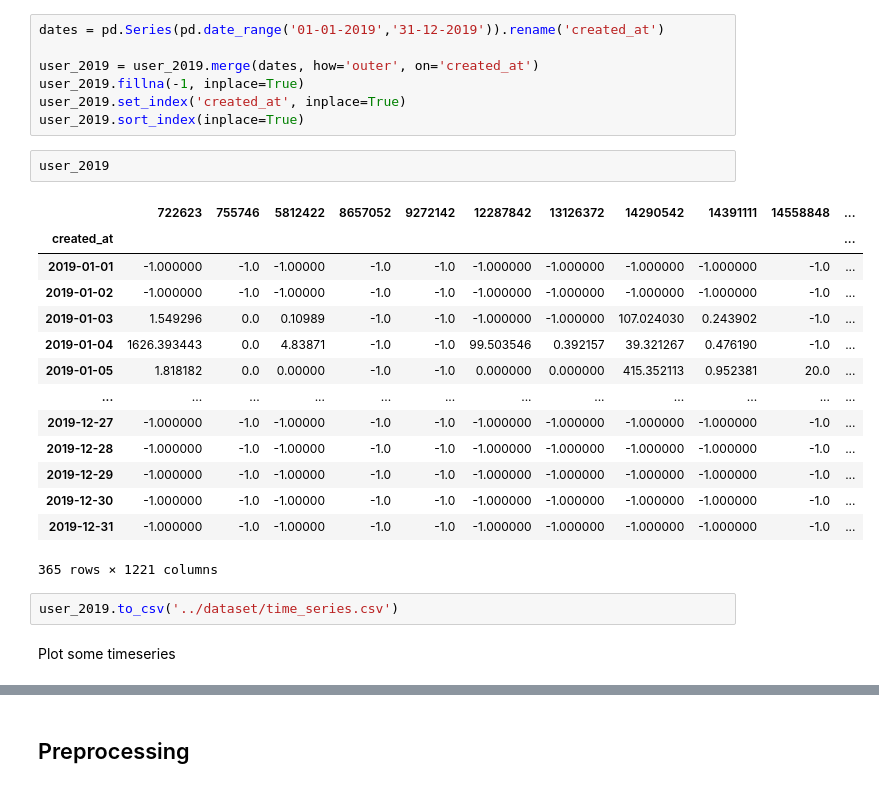
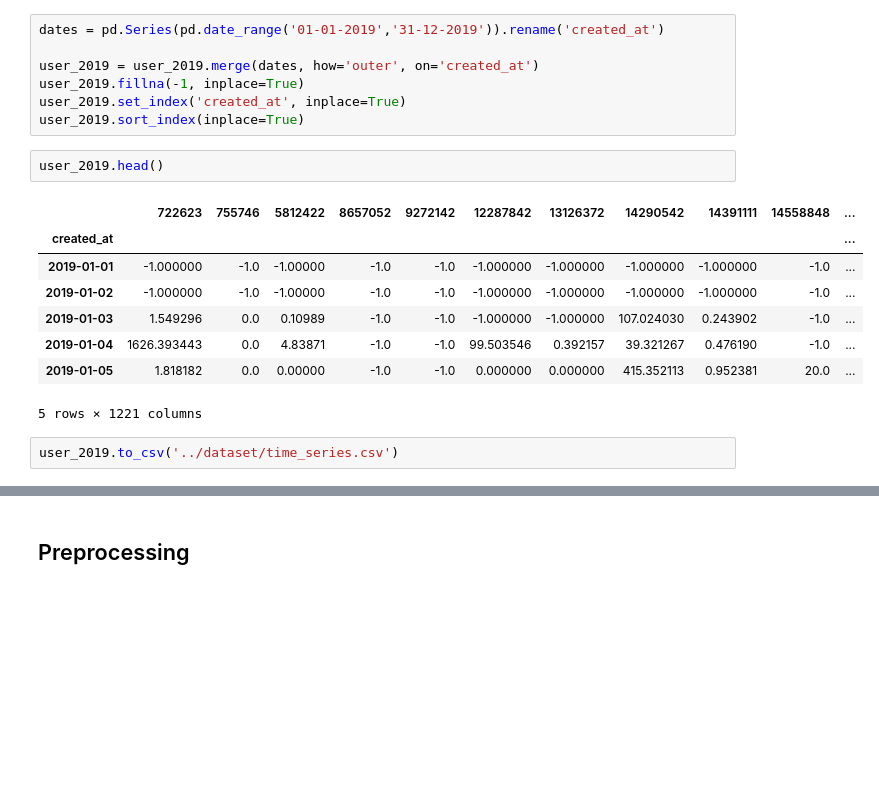
Before and after one commit to alessandrocubic/Unipi-Data-Mining-project-AY-22-23, a Jupyter notebook: TASK 4/Time_Series.ipynb, the cells around one changed output, grey strips where cells are left out. Saved outputs shown, nothing was run; the diff lists cells and outputs as text; blank space fills up the shorter version.

Commit message:
done timeseries preprocessing

```diff
--- a/TASK 4/Time_Series.ipynb
+++ b/TASK 4/Time_Series.ipynb
@@ -103,23 +89,15 @@ user_2019.fillna(-1, inplace=True)
 user_2019.set_index('created_at', inplace=True)
 user_2019.sort_index(inplace=True)
 # %%
-user_2019
+user_2019.head()
 # %% [output]
 |  | 722623 | 755746 | 5812422 | 8657052 | 9272142 | 12287842 | 13126372 | 14290542 | 14391111 | 14558848 | ... |
 | created_at |  |  |  |  |  |  |  |  |  |  | ... |
 | 2019-01-01 | -1.000000 | -1.0 | -1.00000 | -1.0 | -1.0 | -1.000000 | -1.000000 | -1.000000 | -1.000000 | -1.0 | ... |
 | 2019-01-02 | -1.000000 | -1.0 | -1.00000 | -1.0 | -1.0 | -1.000000 | -1.000000 | -1.000000 | -1.000000 | -1.0 | ... |
 | 2019-01-03 | 1.549296 | 0.0 | 0.10989 | -1.0 | -1.0 | -1.000000 | -1.000000 | 107.024030 | 0.243902 | -1.0 | ... |
 | 2019-01-04 | 1626.393443 | 0.0 | 4.83871 | -1.0 | -1.0 | 99.503546 | 0.392157 | 39.321267 | 0.476190 | -1.0 | ... |
 | 2019-01-05 | 1.818182 | 0.0 | 0.00000 | -1.0 | -1.0 | 0.000000 | 0.000000 | 415.352113 | 0.952381 | 20.0 | ... |
-| ... | ... | ... | ... | ... | ... | ... | ... | ... | ... | ... | ... |
-| 2019-12-27 | -1.000000 | -1.0 | -1.00000 | -1.0 | -1.0 | -1.000000 | -1.000000 | -1.000000 | -1.000000 | -1.0 | ... |
-| 2019-12-28 | -1.000000 | -1.0 | -1.00000 | -1.0 | -1.0 | -1.000000 | -1.000000 | -1.000000 | -1.000000 | -1.0 | ... |
-| 2019-12-29 | -1.000000 | -1.0 | -1.00000 | -1.0 | -1.0 | -1.000000 | -1.000000 | -1.000000 | -1.000000 | -1.0 | ... |
-| 2019-12-30 | -1.000000 | -1.0 | -1.00000 | -1.0 | -1.0 | -1.000000 | -1.000000 | -1.000000 | -1.000000 | -1.0 | ... |
-| 2019-12-31 | -1.000000 | -1.0 | -1.00000 | -1.0 | -1.0 | -1.000000 | -1.000000 | -1.000000 | -1.000000 | -1.0 | ... |
-365 rows × 1221 columns
+5 rows × 1221 columns
 # %%
 user_2019.to_csv('../dataset/time_series.csv')
-# %% [markdown]
-Plot some timeseries
```
Also changed, not shown: parts of 20 cells of this notebook.
